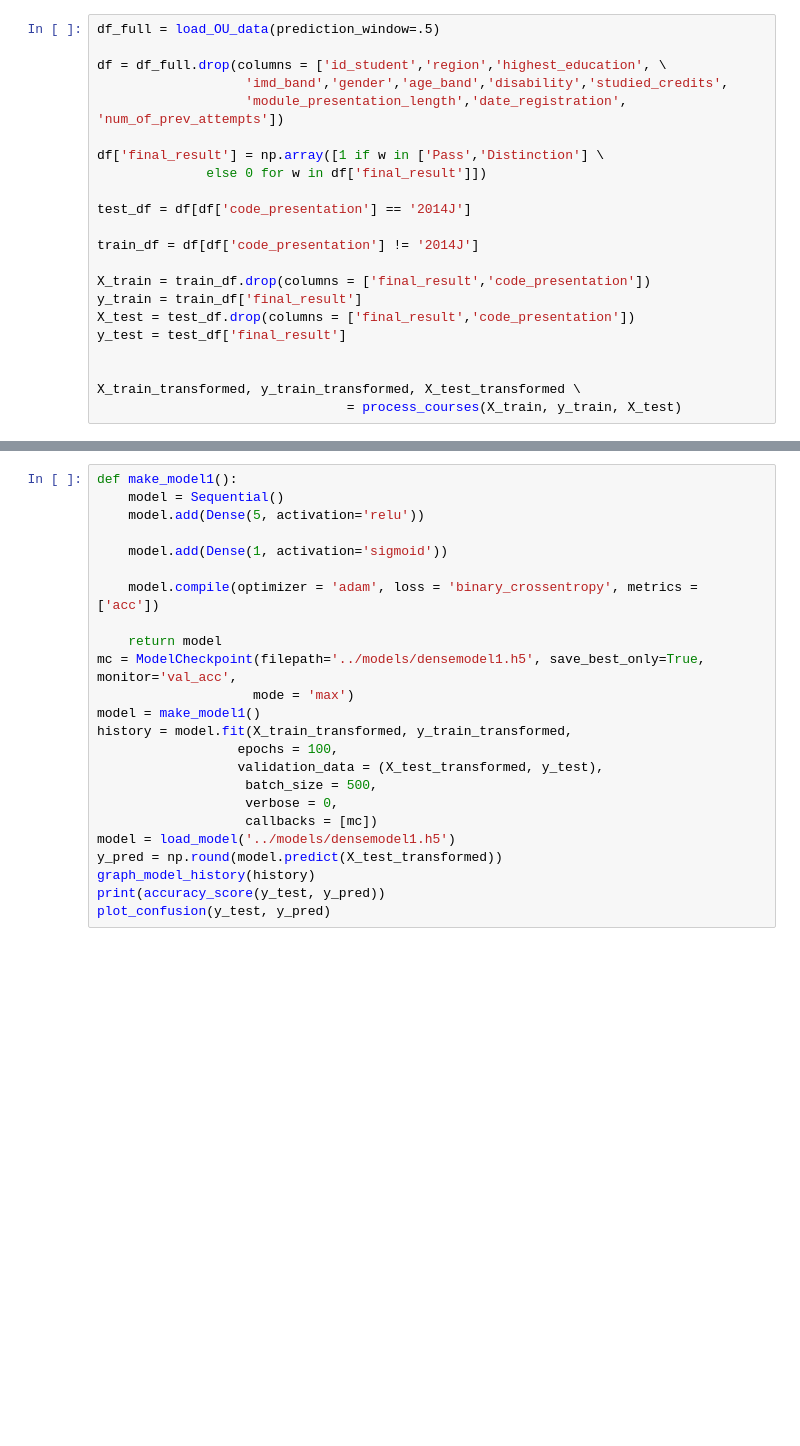
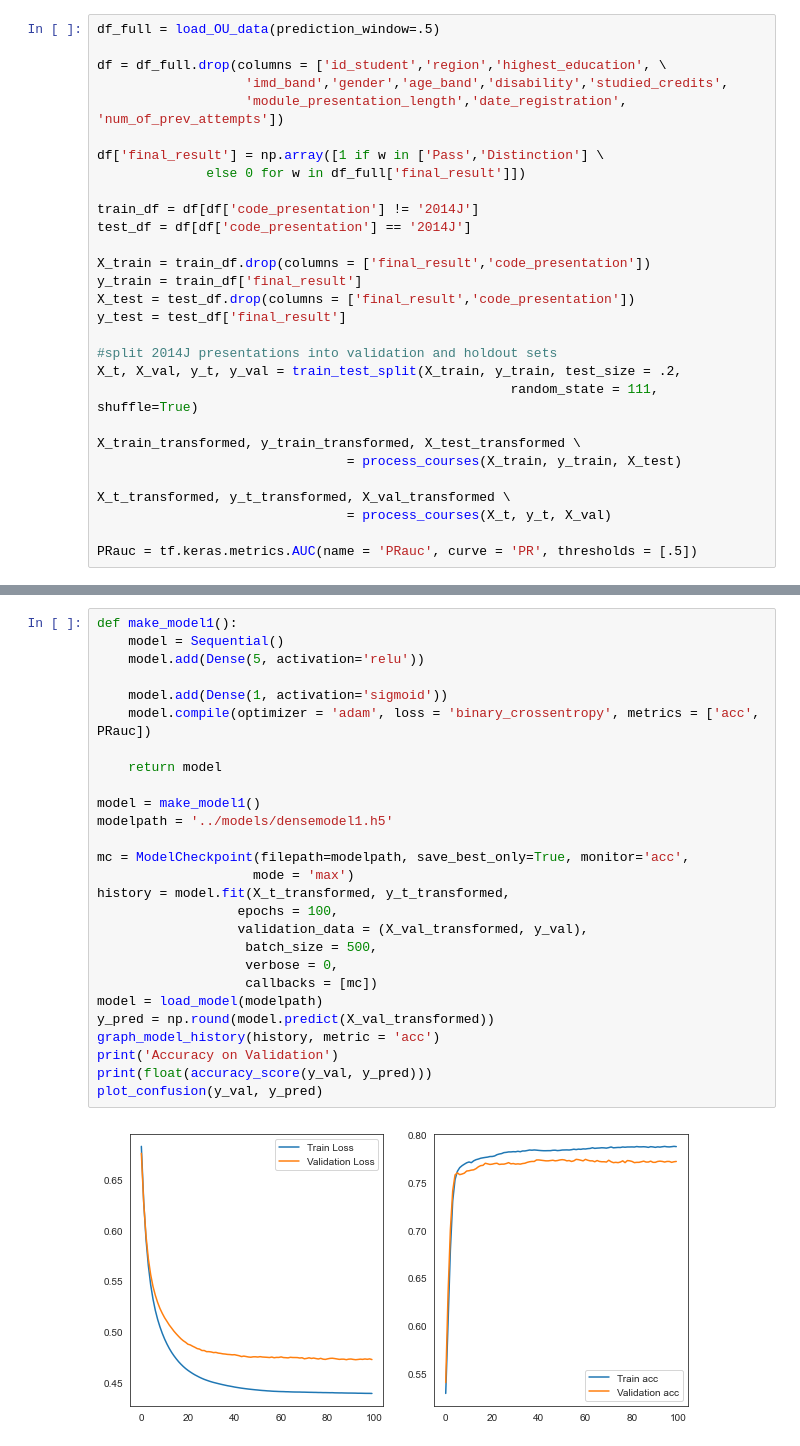
Before and after one commit to Caellwyn/ou_student_predictions, a Jupyter notebook: notebooks/deep_models.ipynb, the cells around one changed output, grey strips where cells are left out. Cells and saved outputs as stored; diff of their text form; blank space fills up the shorter version.

Commit message:
finished deep models

```diff
--- a/notebooks/deep_models.ipynb
+++ b/notebooks/deep_models.ipynb
@@ -53,17 +66,24 @@ df = df_full.drop(columns = ['id_student','region','highest_education', \
                    'module_presentation_length','date_registration', 'num_of_prev_attempts'])
 
 df['final_result'] = np.array([1 if w in ['Pass','Distinction'] \
-              else 0 for w in df['final_result']])
-
-test_df = df[df['code_presentation'] == '2014J']
+              else 0 for w in df_full['final_result']])
 
 train_df = df[df['code_presentation'] != '2014J']
+test_df = df[df['code_presentation'] == '2014J']
 
 X_train = train_df.drop(columns = ['final_result','code_presentation'])
 y_train = train_df['final_result']
 X_test = test_df.drop(columns = ['final_result','code_presentation'])
 y_test = test_df['final_result']
 
+#split 2014J presentations into validation and holdout sets
+X_t, X_val, y_t, y_val = train_test_split(X_train, y_train, test_size = .2,
+                                                     random_state = 111, shuffle=True)
 
 X_train_transformed, y_train_transformed, X_test_transformed \
                                 = process_courses(X_train, y_train, X_test)
+
+X_t_transformed, y_t_transformed, X_val_transformed \
+                                = process_courses(X_t, y_t, X_val)
+
+PRauc = tf.keras.metrics.AUC(name = 'PRauc', curve = 'PR', thresholds = [.5])
@@ -70,24 +94,29 @@ X_train_transformed, y_train_transformed, X_test_transformed \
 # %%
 def make_model1():
     model = Sequential()
     model.add(Dense(5, activation='relu'))
 
     model.add(Dense(1, activation='sigmoid'))
-
-    model.compile(optimizer = 'adam', loss = 'binary_crossentropy', metrics = ['acc'])
+    model.compile(optimizer = 'adam', loss = 'binary_crossentropy', metrics = ['acc', PRauc])
 
     return model
-mc = ModelCheckpoint(filepath='../models/densemodel1.h5', save_best_only=True, monitor='val_acc',
+
+model = make_model1()
+modelpath = '../models/densemodel1.h5'
+
+mc = ModelCheckpoint(filepath=modelpath, save_best_only=True, monitor='acc',
                     mode = 'max')
-model = make_model1()
-history = model.fit(X_train_transformed, y_train_transformed,
+history = model.fit(X_t_transformed, y_t_transformed,
                   epochs = 100,
-                  validation_data = (X_test_transformed, y_test),
+                  validation_data = (X_val_transformed, y_val),
                    batch_size = 500,
                    verbose = 0,
                    callbacks = [mc])
-model = load_model('../models/densemodel1.h5')
-y_pred = np.round(model.predict(X_test_transformed))
-graph_model_history(history)
-print(accuracy_score(y_test, y_pred))
-plot_confusion(y_test, y_pred)
+model = load_model(modelpath)
+y_pred = np.round(model.predict(X_val_transformed))
+graph_model_history(history, metric = 'acc')
+print('Accuracy on Validation')
+print(float(accuracy_score(y_val, y_pred)))
+plot_confusion(y_val, y_pred)
+# %% [output]
+[figure, added]
```
Also changed, not shown: parts of 13 cells of this notebook, 9 other files.
